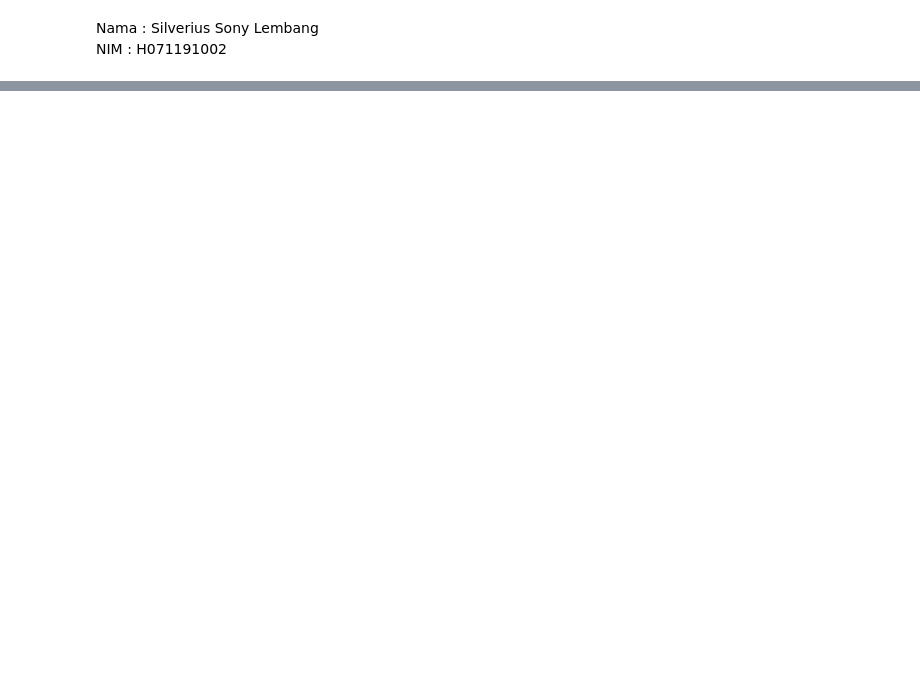
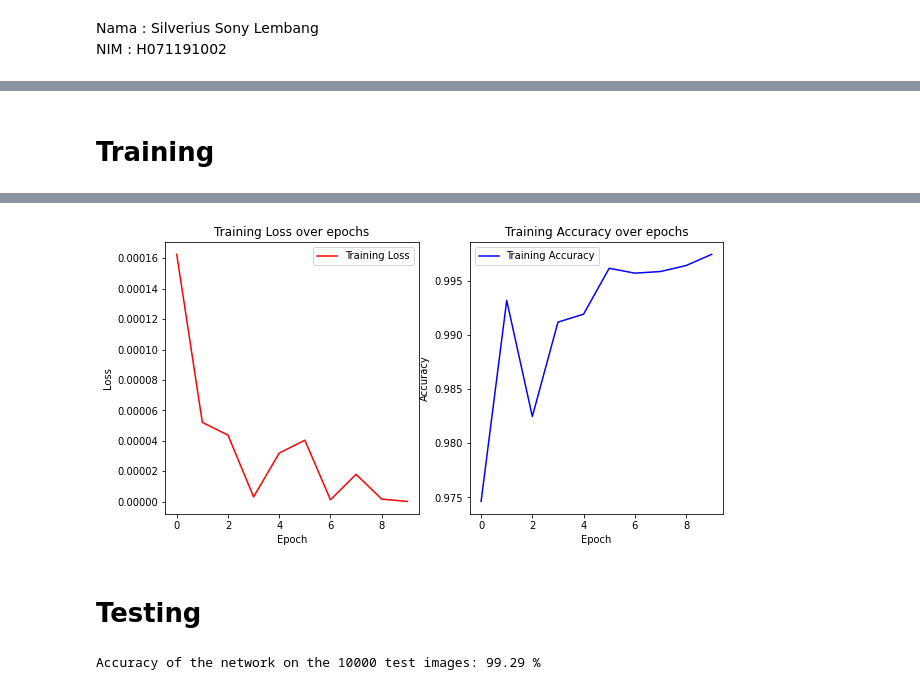
Before and after one commit to yukiao/Pengantar-Deep-Learning, a Jupyter notebook: Week5/ResNet.ipynb, the cells around one changed output, grey strips where cells are left out. Cells and saved outputs as stored; diff of their text form; code cells hidden in the pictures; blank space fills up the shorter version.

```diff
--- a/Week5/ResNet.ipynb
+++ b/Week5/ResNet.ipynb
@@ -48,8 +41,3 @@ class Residual(nn.Module):
       X = self.conv3(X)
     Y += X
     return F.relu(Y)
-# %%
-blk = Residual(3,3)
-X = torch.rand(4, 3, 6, 6)
-Y = blk(X)
-Y.shape
@@ -83,0 +170,33 @@ net = nn.Sequential(b1, b2, b3, b4, b5,
+# %% [markdown]
+# Training
+# %%
+train_dataset = datasets.MNIST("./data",
+                                 train=True,
+                                 transform = transforms.Compose([
+                                    transforms.Resize((96, 96)),
+                                    transforms.ToTensor(),
+                                    transforms.Normalize((0.1307,), (0.3081,))
+                                 ]),
+                                 download = True)
+
+test_dataset = datasets.MNIST("./data",
+                                 train = False,
+                                 transform = transforms.Compose([
+                                    transforms.Resize((96, 96)),
+                                    transforms.ToTensor(),
+                                    transforms.Normalize((0.1325,), (0.3105,))
+                                 ]),
+                                 download = True)
+# %%
+train_loader = torch.utils.data.DataLoader(dataset = train_dataset,
+                                           batch_size = BATCH_SIZE,
+                                           shuffle = True)
+# %%
+torch.manual_seed(RANDOM_SEED)
+model = net.to(device)
+
+optimizer = torch.optim.Adam(params=model.parameters(), lr=LEARNING_RATE)
+criterion = nn.CrossEntropyLoss()
+# %%
+model, optimizer = training_loop(model, criterion, optimizer, train_loader, NUM_EPOCHS, device)
+# %% [output]
@@ -83,0 +216,3 @@ net = nn.Sequential(b1, b2, b3, b4, b5,
+[figure, added]
+# %% [markdown]
+# Testing
@@ -83,0 +223,16 @@ net = nn.Sequential(b1, b2, b3, b4, b5,
+# %%
+model.eval()
+with torch.no_grad():
+    correct = 0
+    total = 0
+    for images, labels in test_loader:
+        images = images.to(device)
+        labels = labels.to(device)
+        outputs = model(images)
+        _, predicted = torch.max(outputs.data, 1)
+        total += labels.size(0)
+        correct += (predicted == labels).sum().item()
+
+    print(f'Accuracy of the network on the {total} test images: {format(100 * correct / total)} %')
+# %% [output]
+Accuracy of the network on the 10000 test images: 99.29 %
```
Also changed, not shown: parts of 16 cells of this notebook.
